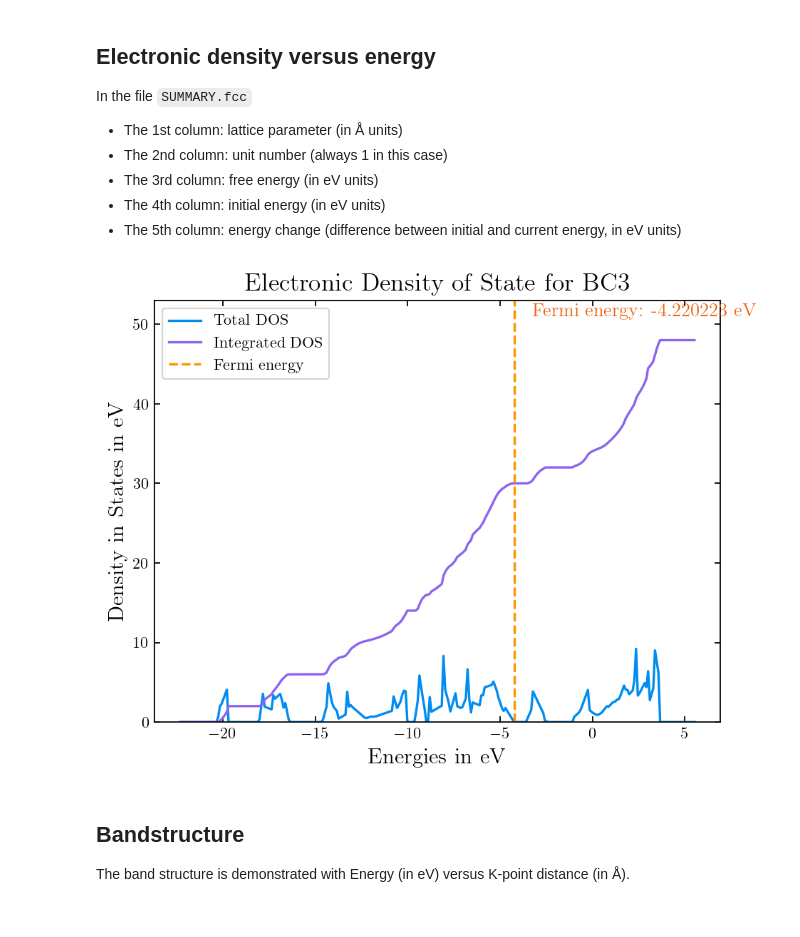
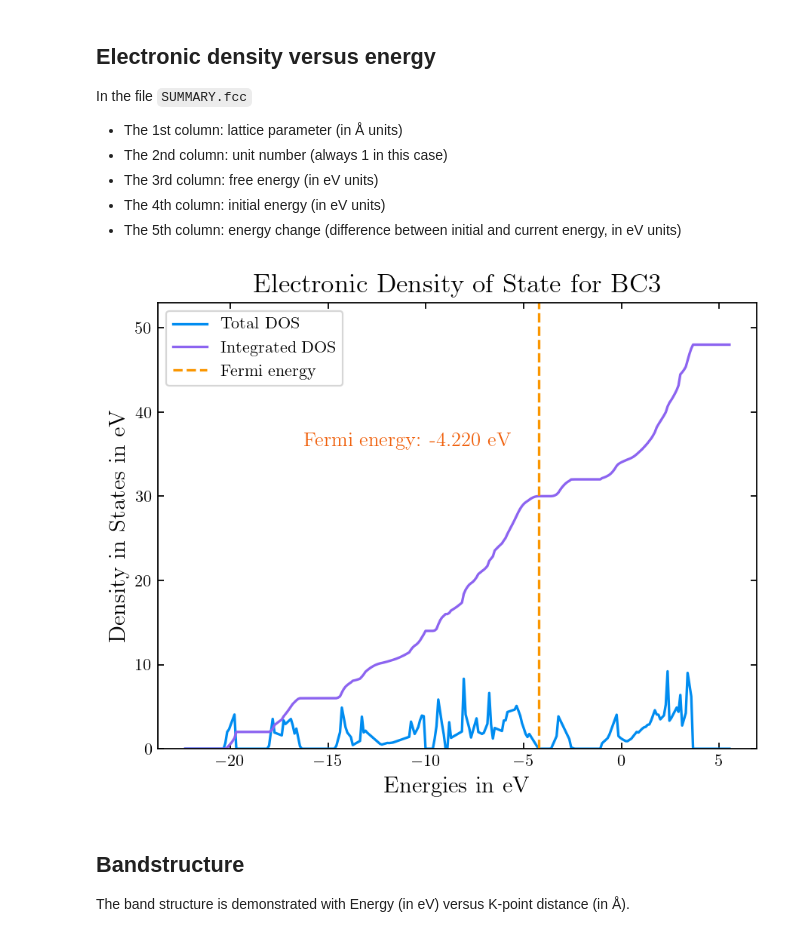
Before and after one commit to Photonico/CMP_Practice, a Jupyter notebook: VASP_BC3_202305/Analysis for BC3.ipynb, the cells around one changed output. Saved outputs shown, nothing was run; the diff lists cells and outputs as text; code cells hidden in the pictures.

```diff
--- a/VASP_BC3_202305/Analysis for BC3.ipynb
+++ b/VASP_BC3_202305/Analysis for BC3.ipynb
@@ -35,30 +35,30 @@ for r_element in root.findall(".//set[@comment='spin 1']/r"):
 # %%
 import numpy as np
 import matplotlib.pyplot as plt
 
 # Set up the specified style parameters
 plt.figure(dpi=160, figsize=(6.4,4.8))
 params = {"text.usetex": True, "font.family": "serif", "mathtext.fontset": "cm", "axes.titlesize": 16, "axes.labelsize": 14, "figure.facecolor": "w"}
 plt.rcParams.update(params)
 plt.tick_params(direction="in", which="both", top=True, right=True, bottom=True, left=True)
 
 plt.title("Electronic Density of State for BC3"); plt.xlabel(r"Energies in eV"); plt.ylabel(r"Density in States in eV")
 plt.plot(energies_list[0:300], total_dos_list[0:300], c="#008CF0", label="Total DOS")
 plt.plot(energies_list[0:300], integrated_dos_list[0:300], c="#8C64F0", label="Integrated DOS")
 y_axis_top = max(integrated_dos_list[0:300])
 
 # Plot Fermi energy as a vertical line
 plt.axvline(x=efermi, linestyle="--", color="#FA9600", label="Fermi energy")
 
 # Add Fermi energy value to the plot
-fermi_energy_text = f"Fermi energy: {efermi:.6f} eV"
-plt.text(efermi+1, y_axis_top+3, fermi_energy_text, fontsize=12, color="#F05F0A", rotation=0)
+fermi_energy_text = f"Fermi energy: {efermi:.3f} eV"
+plt.text(efermi-12, y_axis_top*0.75, fermi_energy_text, fontsize=12, color="#F05F0A", rotation=0)
 
 plt.ylim(0, y_axis_top+5)
 plt.legend(loc="best")
 plt.show()
 # %% [output]
-[figure, old version]
+[figure, new version]
 # %% [markdown]
 ## Bandstructure
 
```
Also changed, not shown: parts of 1 cell of this notebook.
